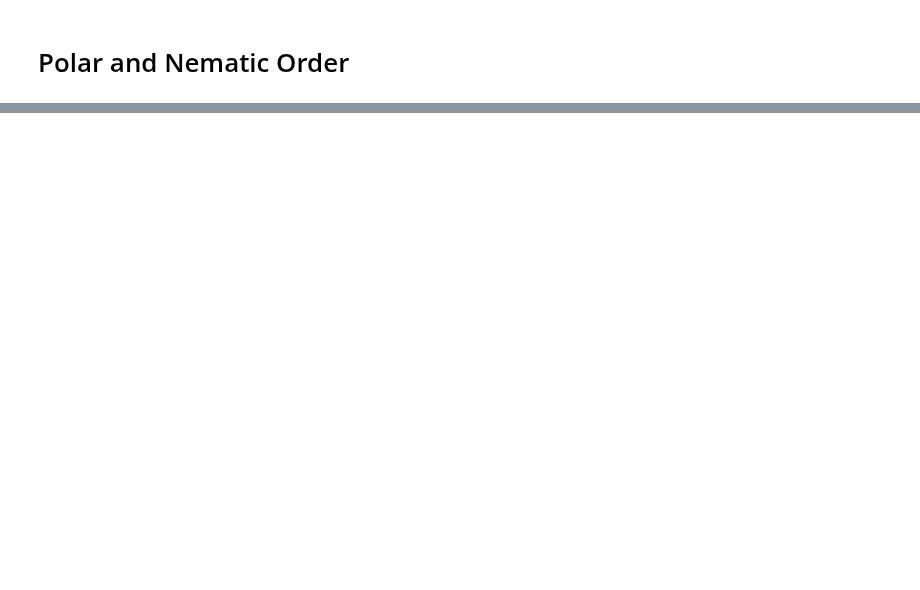
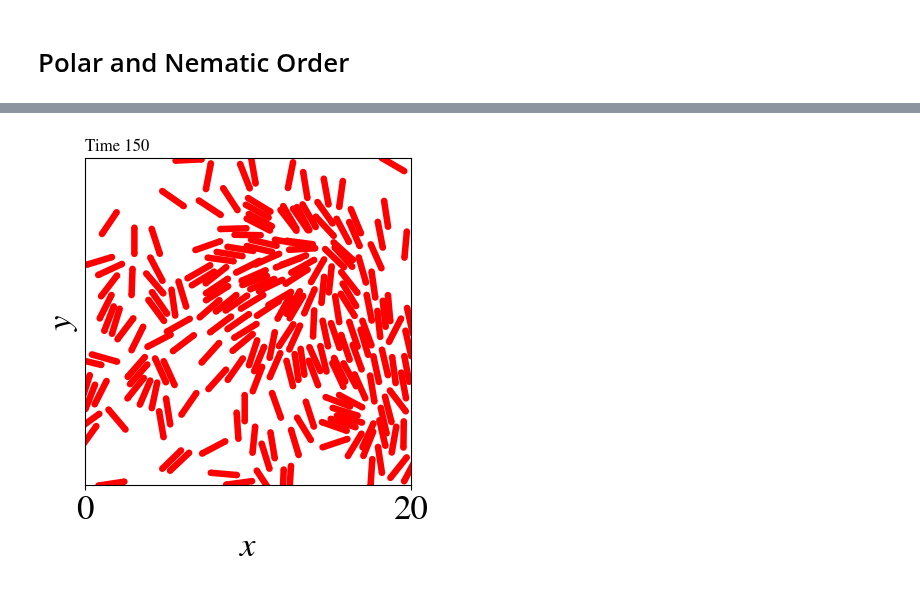
Before and after one commit to jannesantana/bacteria, a Jupyter notebook: 2d_model/rod_shaped/rods_tw_analysis.ipynb, the cells around one changed output, grey strips where cells are left out. Drawn from its saved outputs; the diff is of its cells as text; code cells hidden in the pictures; blank space fills up the shorter version.

```diff
--- a/2d_model/rod_shaped/rods_tw_analysis.ipynb
+++ b/2d_model/rod_shaped/rods_tw_analysis.ipynb
@@ -167,0 +331,4 @@ plt.show()
+# %%
+one_frame(X,Y,Theta_b,time,time+1,box,rod_length,2*rod_radius)
+# %% [output]
+[figure, added]
```
Also changed, not shown: parts of 11 cells of this notebook, 22 other files.
